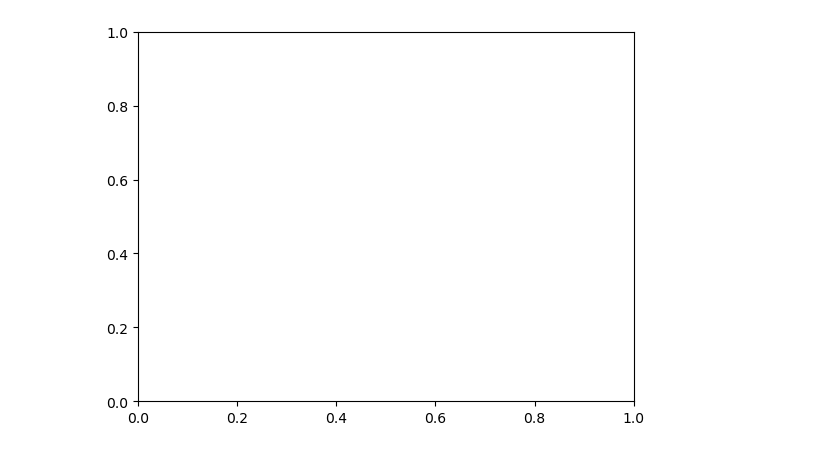
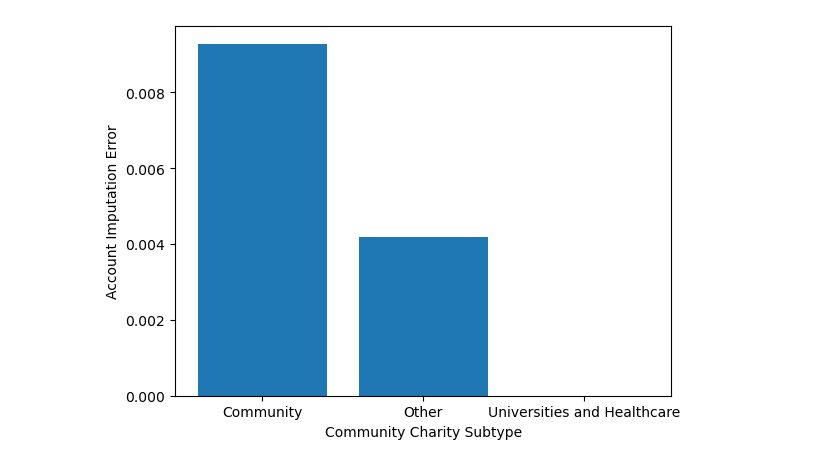
Before and after one commit to nichmars/Test, a Jupyter notebook: Weighted_Average_Year_Based_Error.ipynb, the cells around one changed output. Cells and saved outputs as stored; diff of their text form; code cells hidden in the pictures.

```diff
--- a/Weighted_Average_Year_Based_Error.ipynb
+++ b/Weighted_Average_Year_Based_Error.ipynb
@@ -3,7 +3,7 @@ import pandas as pd
 import numpy as np
 import matplotlib.pyplot as plt
 # %%
-df = pd.read_excel("Median Percent Change.xlsx")
+df = pd.read_excel("Median_Percent_Change.xlsx")
 
 # List of metrics we want to analyze
 metrics = ["Accounts", "Contributions", "Grants", "Assets"]
@@ -117,15 +117,15 @@ for subtype, group in cgroups:
     community_assets_by_year.append(relative_grouped_error("Assets", "predicted_assets"))
 
 national_df = df[df["Type"] == "National"]
-ngroups = community_df.groupby("subtype")
+ngroups = national_df.groupby("subtype")
 for subtype, group in ngroups:
     national_account_by_year.append(relative_grouped_error("Accounts", "predicted_accounts"))
     national_contributions_by_year.append(relative_grouped_error("Contributions", "predicted_contributions"))
     national_grants_by_year.append(relative_grouped_error("Grants", "predicted_grants"))
     national_assets_by_year.append(relative_grouped_error("Assets", "predicted_assets"))
 
-single_df = df[df["Type"] == "Single Issue"]
-sgroups = community_df.groupby("subtype")
+single_df = df[df["Type"] == "Single Issue Charity"]
+sgroups = single_df.groupby("subtype")
 for subtype, group in sgroups:
     single_account_by_year.append(relative_grouped_error("Accounts", "predicted_accounts"))
     single_contributions_by_year.append(relative_grouped_error("Contributions", "predicted_contributions"))
@@ -167,38 +176,61 @@ plt.show()
 # %%
-# community_account_by_year = []
-# community_contributions_by_year = []
-# community_grants_by_year = []
-# community_assets_by_year = []
-
-# national_account_by_year = []
-# national_contributions_by_year = []
-# national_grants_by_year = []
-# national_assets_by_year = []
-
-# single_account_by_year = []
-# single_contributions_by_year = []
-# single_grants_by_year = []
-# single_assets_by_year = []
-
-plt.bar(, community_account_by_year)
-plt.xlabel("Years Since 2000")
+plt.bar(list(cgroups.groups.keys()), community_account_by_year)
+plt.xlabel("Community Charity Subtype")
 plt.ylabel("Account Imputation Error")
 plt.show()
 
-plt.bar(groups, community_contribution_by_year)
-plt.xlabel("Years Since 2000")
+plt.bar(list(cgroups.groups.keys()), community_contributions_by_year)
+plt.xlabel("Community Charity Subtype")
 plt.ylabel("Contribution Imputation Error")
 plt.show()
 
-plt.bar(groups, community_grant_by_year)
-plt.xlabel("Years Since 2000")
+plt.bar(list(cgroups.groups.keys()), community_grants_by_year)
+plt.xlabel("Community Charity Subtype")
 plt.ylabel("Grant Imputation Error")
-plt.xticks(Year, [str(i+1) for i in Year])
 plt.show()
 
-plt.bar(Year, community_asset_error_by_type)
-plt.xlabel("Years Since 2000")
+plt.bar(list(cgroups.groups.keys()), community_assets_by_year)
+plt.xlabel("Community Charity Subtype")
 plt.ylabel("Asset Imputation Error")
-plt.xticks(Year, [str(i+1) for i in Year])
 plt.show()
+
+plt.bar(list(ngroups.groups.keys()), national_account_by_year)
+plt.xlabel("National Charity Subtype")
+plt.ylabel("Account Imputation Error")
+plt.show()
+
+plt.bar(list(ngroups.groups.keys()), national_contributions_by_year)
+plt.xlabel("National Charity Subtype")
+plt.ylabel("Contribution Imputation Error")
+plt.show()
+
+plt.bar(list(ngroups.groups.keys()), national_grants_by_year)
+plt.xlabel("National Charity Subtype")
+plt.ylabel("Grant Imputation Error")
+plt.show()
+
+plt.bar(list(ngroups.groups.keys()), national_assets_by_year)
+plt.xlabel("National Charity Subtype")
+plt.ylabel("Asset Imputation Error")
+plt.show()
+
+plt.bar(list(sgroups.groups.keys()), single_account_by_year)
+plt.xlabel("Single Issue Charity Subtype")
+plt.ylabel("Account Imputation Error")
+plt.show()
+
+plt.bar(list(sgroups.groups.keys()), single_contributions_by_year)
+plt.xlabel("Single Issue Charity Subtype")
+plt.ylabel("Contribution Imputation Error")
+plt.show()
+
+plt.bar(list(sgroups.groups.keys()), single_grants_by_year)
+plt.xlabel("Single Issue Charity Subtype")
+plt.ylabel("Grant Imputation Error")
+plt.show()
+
+plt.bar(list(sgroups.groups.keys()), single_assets_by_year)
+plt.xlabel("Single Issue Charity Subtype")
+plt.ylabel("Asset Imputation Error")
+plt.show()
 # %% [output]
@@ -206 +237 @@ TypeError: unhashable type: 'numpy.ndarray'
-[figure, old version]
+[figure, new version]
```
Also changed, not shown: parts of 3 cells of this notebook.
